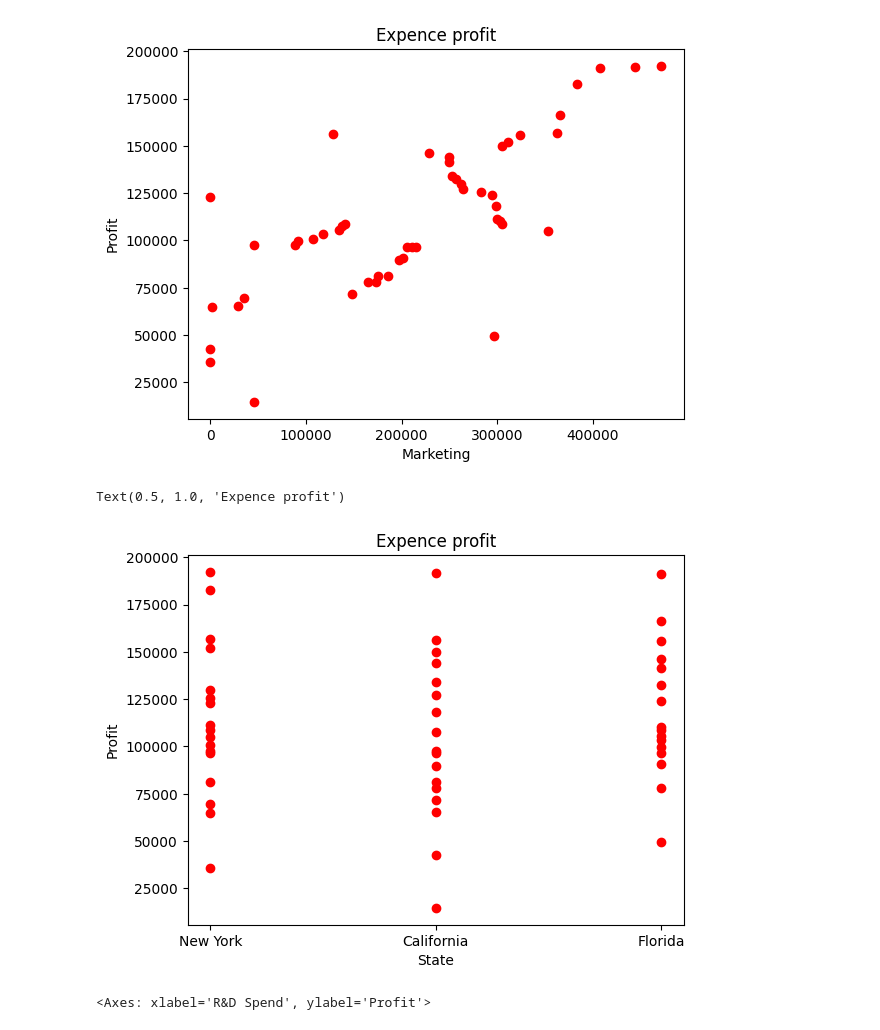
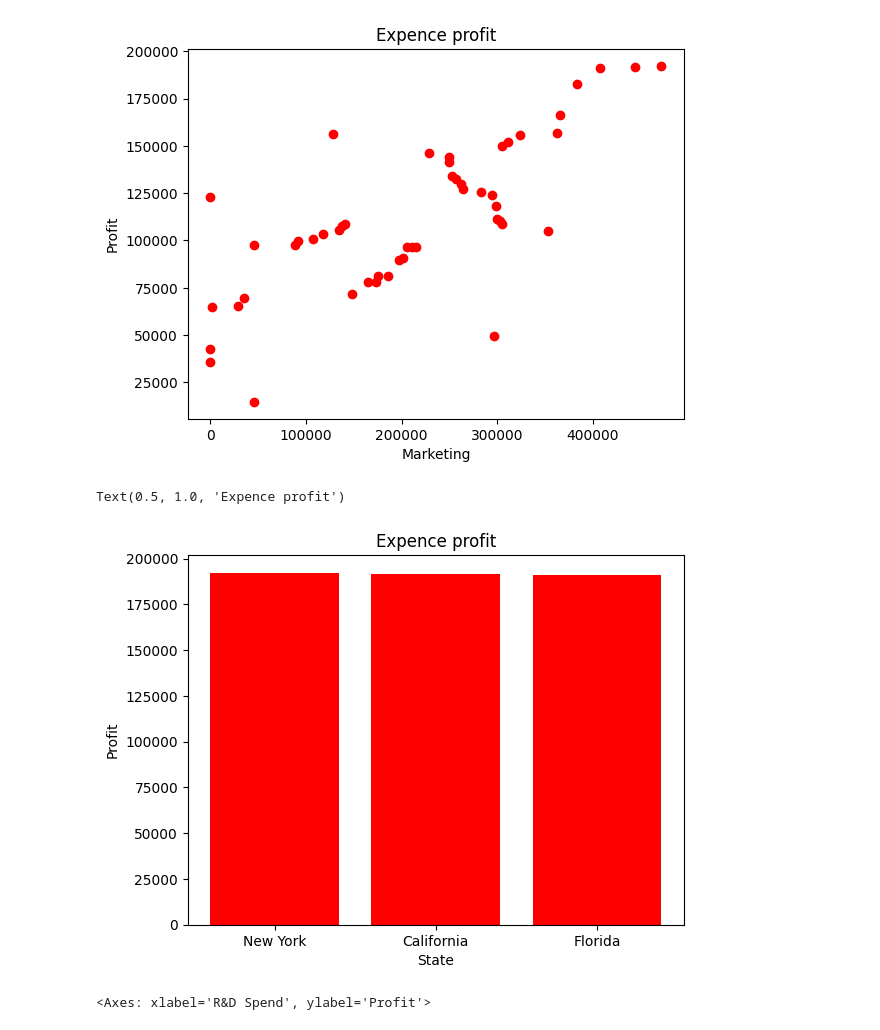
Before and after one commit to JoeVA2020/DS_OCT_ML, a Jupyter notebook: Regression/git.ipynb, the cells around one changed output. Cells and saved outputs as stored; diff of their text form; code cells hidden in the pictures.

```diff
--- a/Regression/git.ipynb
+++ b/Regression/git.ipynb
@@ -81,13 +81,13 @@ plt.title('Expence profit')
 Text(0.5, 1.0, 'Expence profit')
 [figure]
 # %%
-plt.scatter(df['State'],df['Profit'], color='r')
+plt.bar(df['State'],df['Profit'], color='r')
 plt.xlabel('State')
 plt.ylabel('Profit')
 plt.title('Expence profit')
 # %% [output]
 Text(0.5, 1.0, 'Expence profit')
-[figure, old version]
+[figure, new version]
 # %%
 y=df['Profit']
 sns.regplot(x=df['R&D Spend'],y=y,color='r')
```
Also changed, not shown: parts of 14 cells of this notebook.
